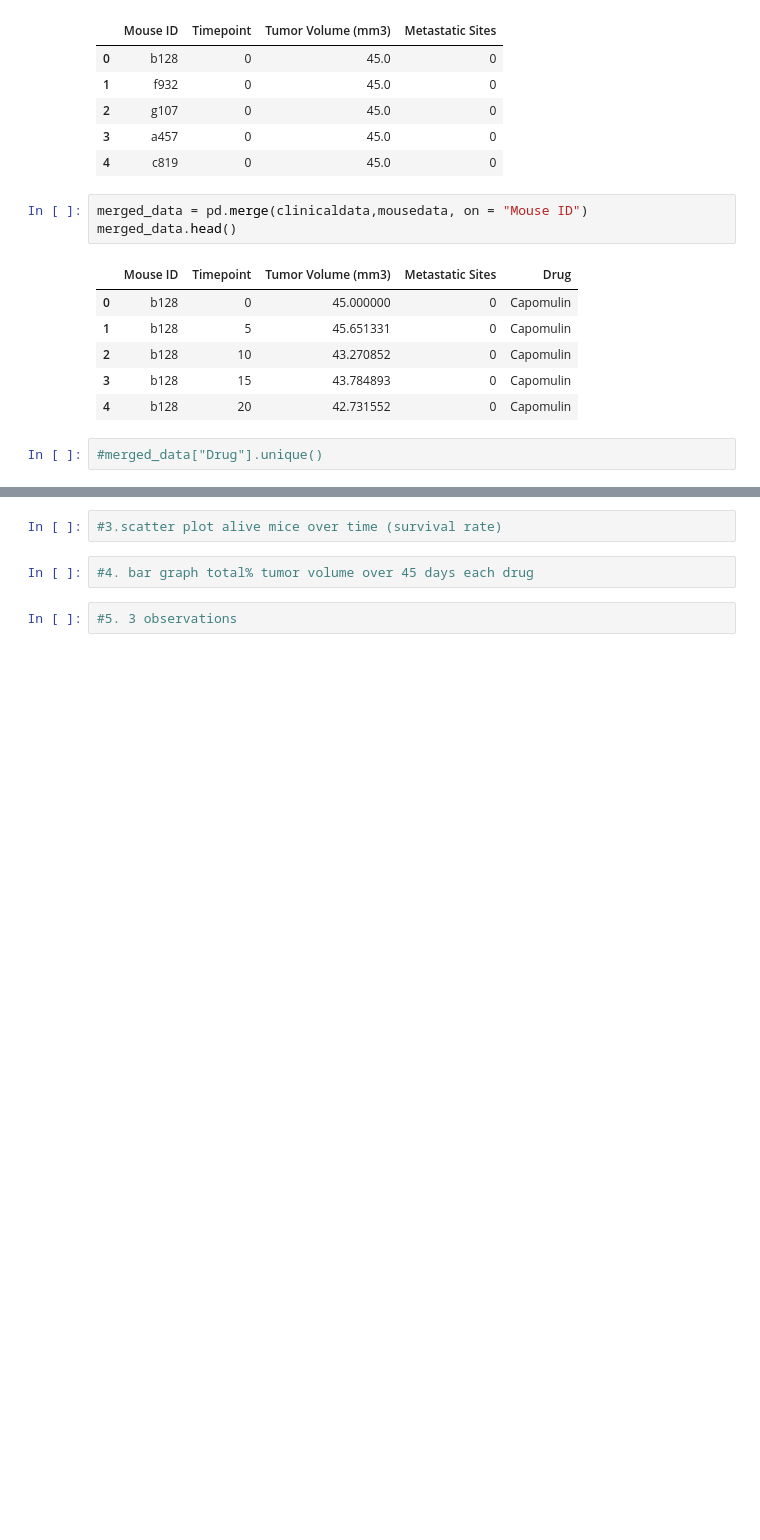
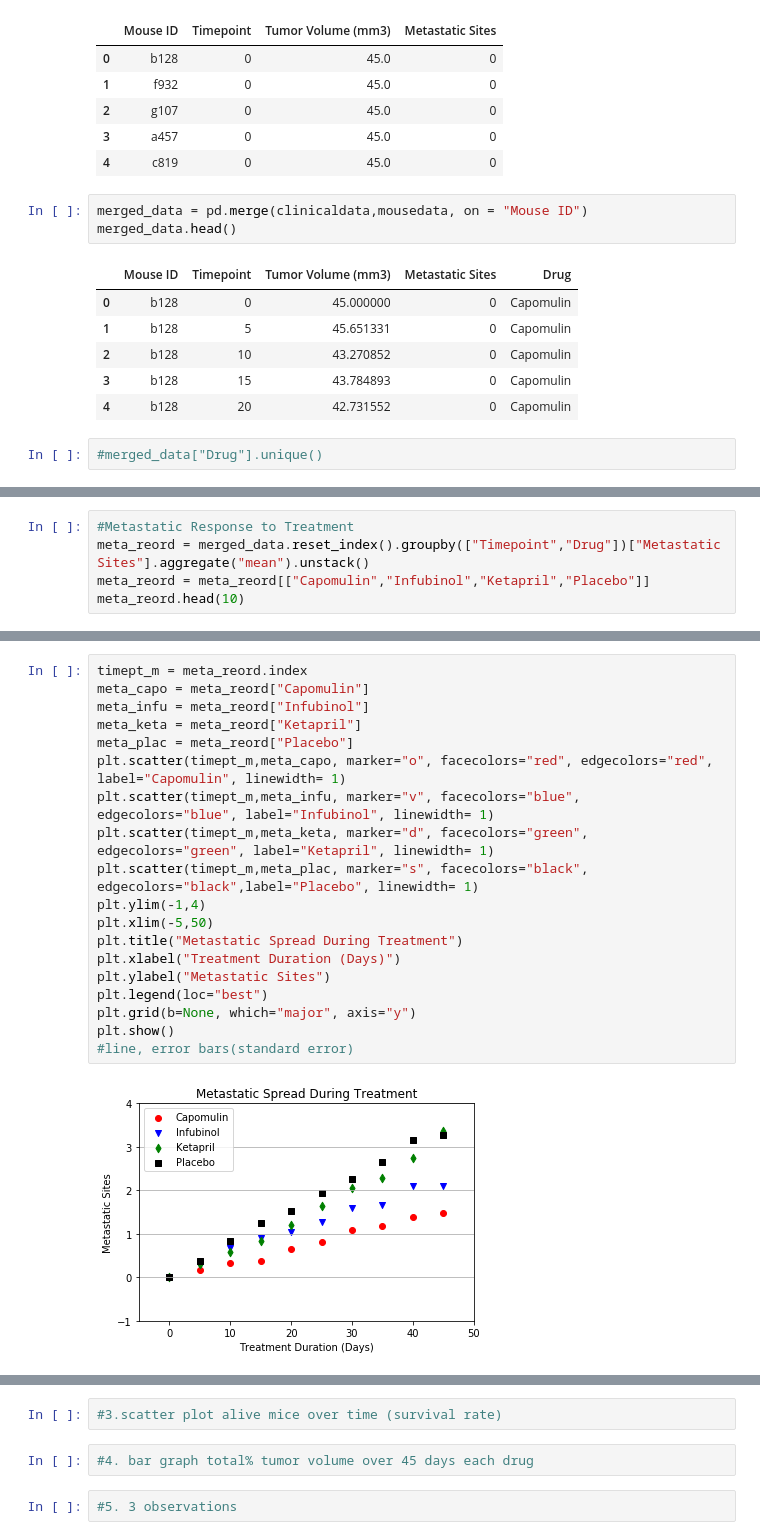
Before and after one commit to GCutaiar/matplotlib-challenge, a Jupyter notebook: Pymaceuticals/Pymaceuticals.ipynb, the cells around one changed output, grey strips where cells are left out. Drawn from its saved outputs; the diff is of its cells as text; blank space fills up the shorter version.

```diff
--- a/Pymaceuticals/Pymaceuticals.ipynb
+++ b/Pymaceuticals/Pymaceuticals.ipynb
@@ -52,0 +89,5 @@ tumor_resp_cl = tumor_resp["Drug","Timepoint", "Tumor Volume (mm3)"]
+# %%
+#Metastatic Response to Treatment
+meta_reord = merged_data.reset_index().groupby(["Timepoint","Drug"])["Metastatic Sites"].aggregate("mean").unstack()
+meta_reord = meta_reord[["Capomulin","Infubinol","Ketapril","Placebo"]]
+meta_reord.head(10)
@@ -52,0 +107,21 @@ tumor_resp_cl = tumor_resp["Drug","Timepoint", "Tumor Volume (mm3)"]
+# %%
+timept_m = meta_reord.index
+meta_capo = meta_reord["Capomulin"]
+meta_infu = meta_reord["Infubinol"]
+meta_keta = meta_reord["Ketapril"]
+meta_plac = meta_reord["Placebo"]
+plt.scatter(timept_m,meta_capo, marker="o", facecolors="red", edgecolors="red", label="Capomulin", linewidth= 1)
+plt.scatter(timept_m,meta_infu, marker="v", facecolors="blue", edgecolors="blue", label="Infubinol", linewidth= 1)
+plt.scatter(timept_m,meta_keta, marker="d", facecolors="green", edgecolors="green", label="Ketapril", linewidth= 1)
+plt.scatter(timept_m,meta_plac, marker="s", facecolors="black", edgecolors="black",label="Placebo", linewidth= 1)
+plt.ylim(-1,4)
+plt.xlim(-5,50)
+plt.title("Metastatic Spread During Treatment")
+plt.xlabel("Treatment Duration (Days)")
+plt.ylabel("Metastatic Sites")
+plt.legend(loc="best")
+plt.grid(b=None, which="major", axis="y")
+plt.show()
+#line, error bars(standard error)
+# %% [output]
+[figure, added]
```
Also changed, not shown: parts of 9 cells of this notebook.
